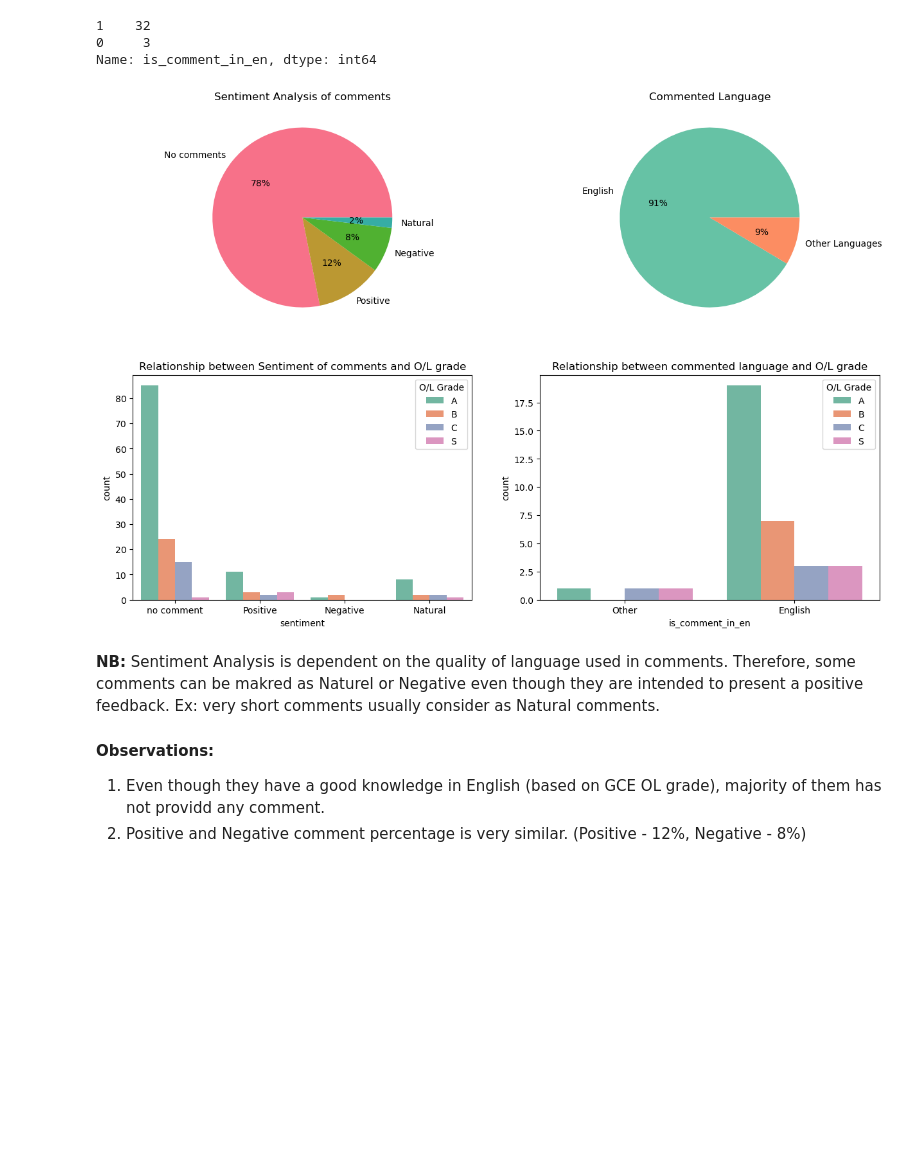
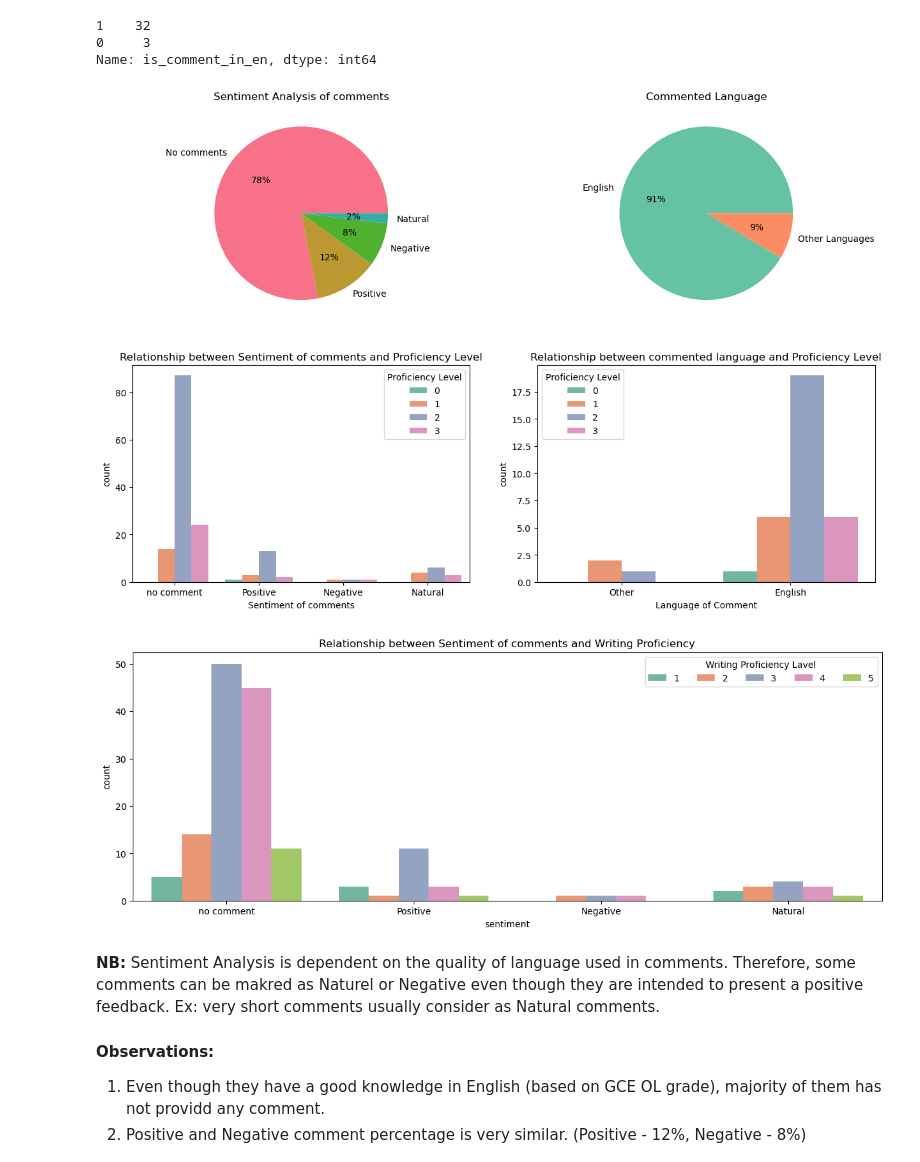
Before and after one commit to tharangachaminda/English_Language_Literacy_Analysis_OUR, a Jupyter notebook: en_literacy_analysis.ipynb, the cells around one changed output. Drawn from its saved outputs; the diff is of its cells as text; code cells hidden in the pictures; blank space fills up the shorter version.

```diff
--- a/en_literacy_analysis.ipynb
+++ b/en_literacy_analysis.ipynb
@@ -268,0 +329,3 @@ df.to_csv('en_literacy_clean.csv')
+# %%
+#df.drop('en_score', axis = 1)
+df['en_prof_level'] = edu_score
@@ -525,31 +596,40 @@ Name: is_comment_in_en, dtype: int64
 # %%
 colors = sns.color_palette("husl")
 colors2 = sns.color_palette("Set2")
 
-plt.figure(figsize=(15, 10))
+plt.figure(figsize=(15, 15))
 
-plt.subplot(2, 2, 1)
+plt.subplot(3, 2, 1)
 plt.pie(df['sentiment'].value_counts(), labels=['No comments', 'Positive', 'Negative', 'Natural'], colors=colors, autopct='%.0f%%')
 plt.title('Sentiment Analysis of comments')
 
-plt.subplot(2, 2, 2)
+plt.subplot(3, 2, 2)
 plt.pie(commented_language_df['is_comment_in_en'].value_counts(), labels=['English', 'Other Languages'], colors=colors2, autopct='%.0f%%')
 plt.title('Commented Language')
 
-plt.subplot(2, 2, 3)
-sns.countplot(df, x='sentiment', hue='OL_grade', hue_order=['A', 'B', 'C', 'S'], palette=colors2)
-plt.title('Relationship between Sentiment of comments and O/L grade')
-plt.legend(title='O/L Grade')
+plt.subplot(3, 2, 3)
+sns.countplot(df, x='sentiment', hue='en_prof_level', palette=colors2)
+plt.title('Relationship between Sentiment of comments and Proficiency Level')
+plt.xlabel('Sentiment of comments')
+plt.legend(title='Proficiency Level')
 
-plt.subplot(2, 2, 4)
-sns.countplot(commented_language_df, x='is_comment_in_en', hue='OL_grade', hue_order=['A', 'B', 'C', 'S'], palette=colors2)
-plt.title('Relationship between commented language and O/L grade')
-plt.legend(title='O/L Grade')
+plt.subplot(3, 2, 4)
+sns.countplot(commented_language_df, x='is_comment_in_en', hue='en_prof_level', palette=colors2)
+plt.title('Relationship between commented language and Proficiency Level')
+plt.xlabel('Language of Comment')
+plt.legend(title='Proficiency Level')
 plt.xticks(ticks=[0, 1], labels=['Other', 'English'])
+plt.show()
+
+plt.figure(figsize=(15, 5))
+sns.countplot(df, x='sentiment', hue='writing_prof', palette=colors2)
+plt.title('Relationship between Sentiment of comments and Writing Proficiency')
+plt.legend(title='Writing Proficiency Lavel', ncol=5)
 
 plt.show()
 # %% [output]
-[figure, old version]
+[figure, new version]
+[figure, added]
 # %% [markdown]
 **NB:** Sentiment Analysis is dependent on the quality of language used in comments. Therefore, some comments can be makred as Naturel or Negative even though they are intended to present a positive feedback. Ex: very short comments usually consider as Natural comments.
 #### Observations:
```
Also changed, not shown: parts of 8 cells of this notebook, 1 other file.
